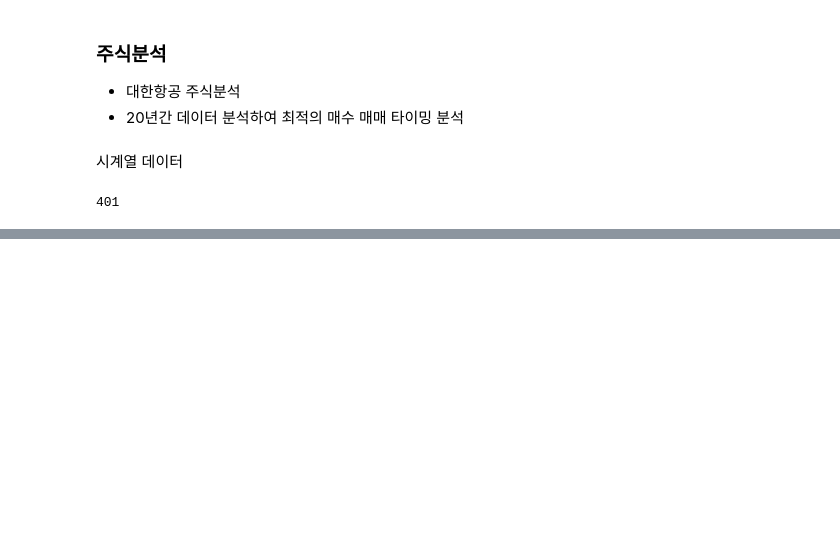
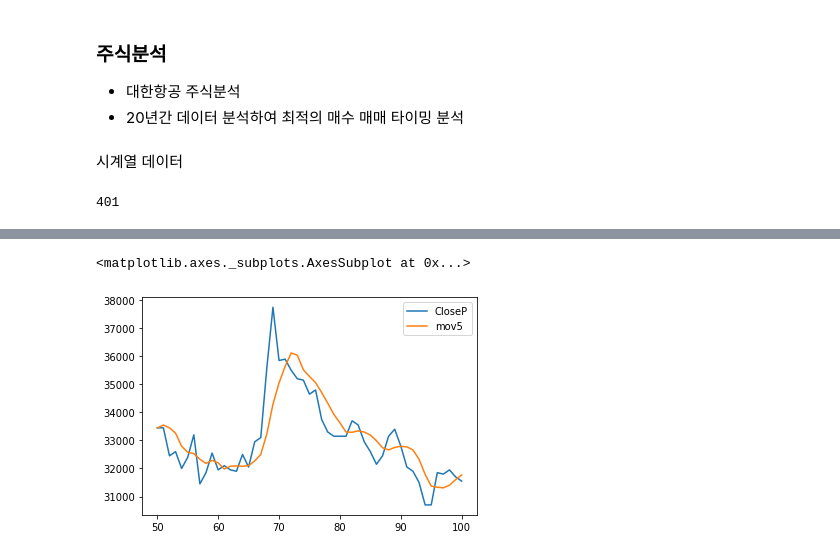
Before and after one commit to MagnaPax/jupyterLab_Test, a Jupyter notebook: stockAna.ipynb, the cells around one changed output, grey strips where cells are left out. Cells and saved outputs as stored; diff of their text form; code cells hidden in the pictures; blank space fills up the shorter version.

```diff
--- a/stockAna.ipynb
+++ b/stockAna.ipynb
@@ -47,0 +84,3 @@ plt.show() # 옵션 다 선택된대로 이미지 출력
+# %%
+df['mov5'] = pd.Series(ans)
+df
@@ -47,0 +101,6 @@ plt.show() # 옵션 다 선택된대로 이미지 출력
+# %%
+ndf = df.loc[50:100,["CloseP","mov5"]]
+ndf.plot()
+# %% [output]
+<matplotlib.axes._subplots.AxesSubplot at 0x...>
+[figure, added]
```
Also changed, not shown: parts of 11 cells of this notebook.
